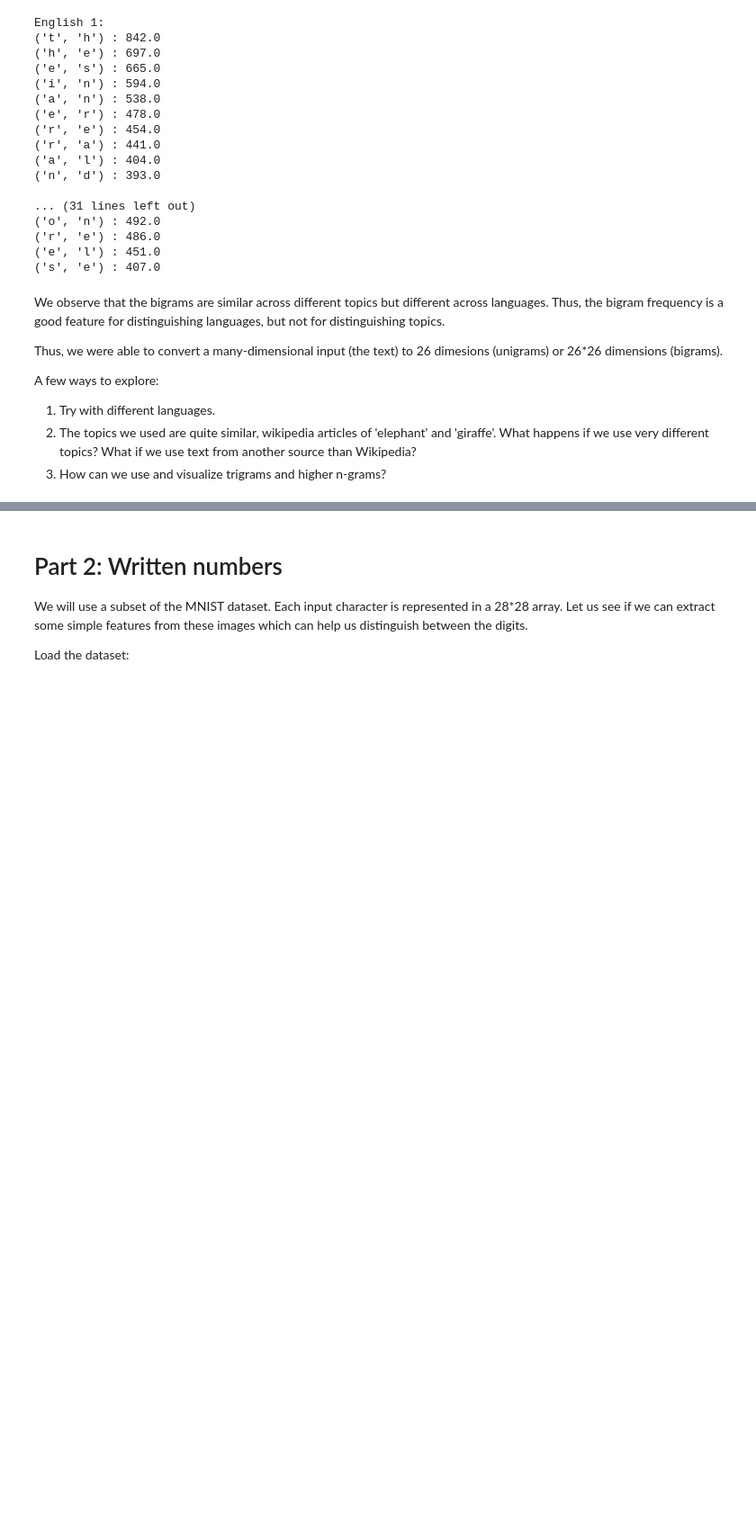
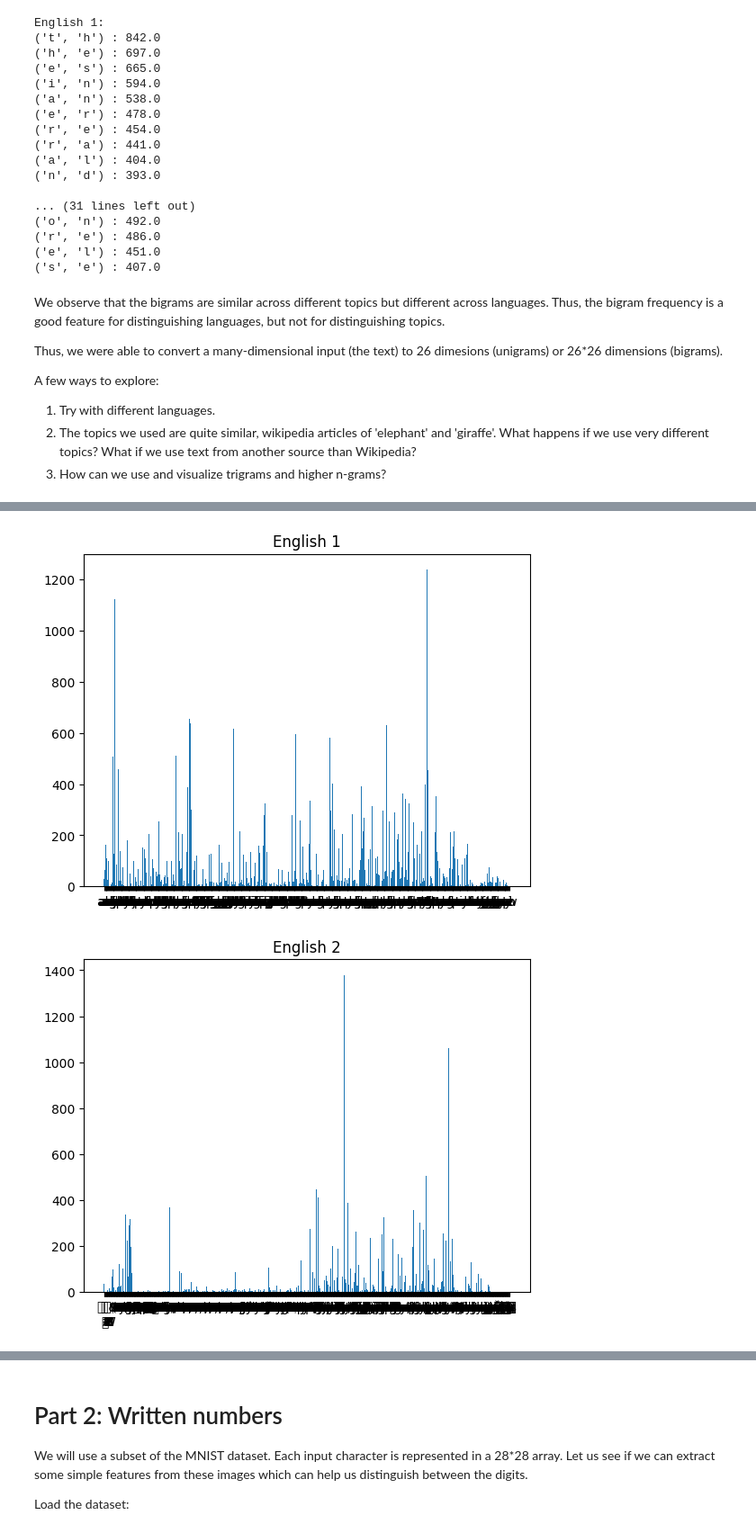
Before and after one commit to himawant/IIIT-H-colab, a Jupyter notebook: Module_01_Lab_01_Features.ipynb, the cells around one changed output, grey strips where cells are left out. Shown at 90% size. Cells and saved outputs as stored; diff of their text form; code cells hidden in the pictures; blank space fills up the shorter version.

```diff
--- a/Module_01_Lab_01_Features.ipynb
+++ b/Module_01_Lab_01_Features.ipynb
@@ -233,0 +360,23 @@ A few ways to explore:
+# %%
+bigram_en1 = Counter(ngrams(en1,2)) # bigrams
+plothistogram(bigram_eng1)
+plt.title('English 1')
+plt.show()
+
+bigram_en2 = Counter(ngrams(en2,2))
+plothistogram(bigram_en2)
+plt.title('English 2')
+plt.show()
+
+bigram_de1 = Counter(ngrams(de1,2))
+plothistogram(bigram_en1)
+plt.title('german 1')
+plt.show()
+
+bigram_de2 = Counter(ngrams(de2,2))
+plothistogram(bigram_de2)
+plt.title('german 2')
+plt.show()
+# %% [output]
+[figure, added]
+[figure, added]
```
Also changed, not shown: parts of 21 cells of this notebook.
